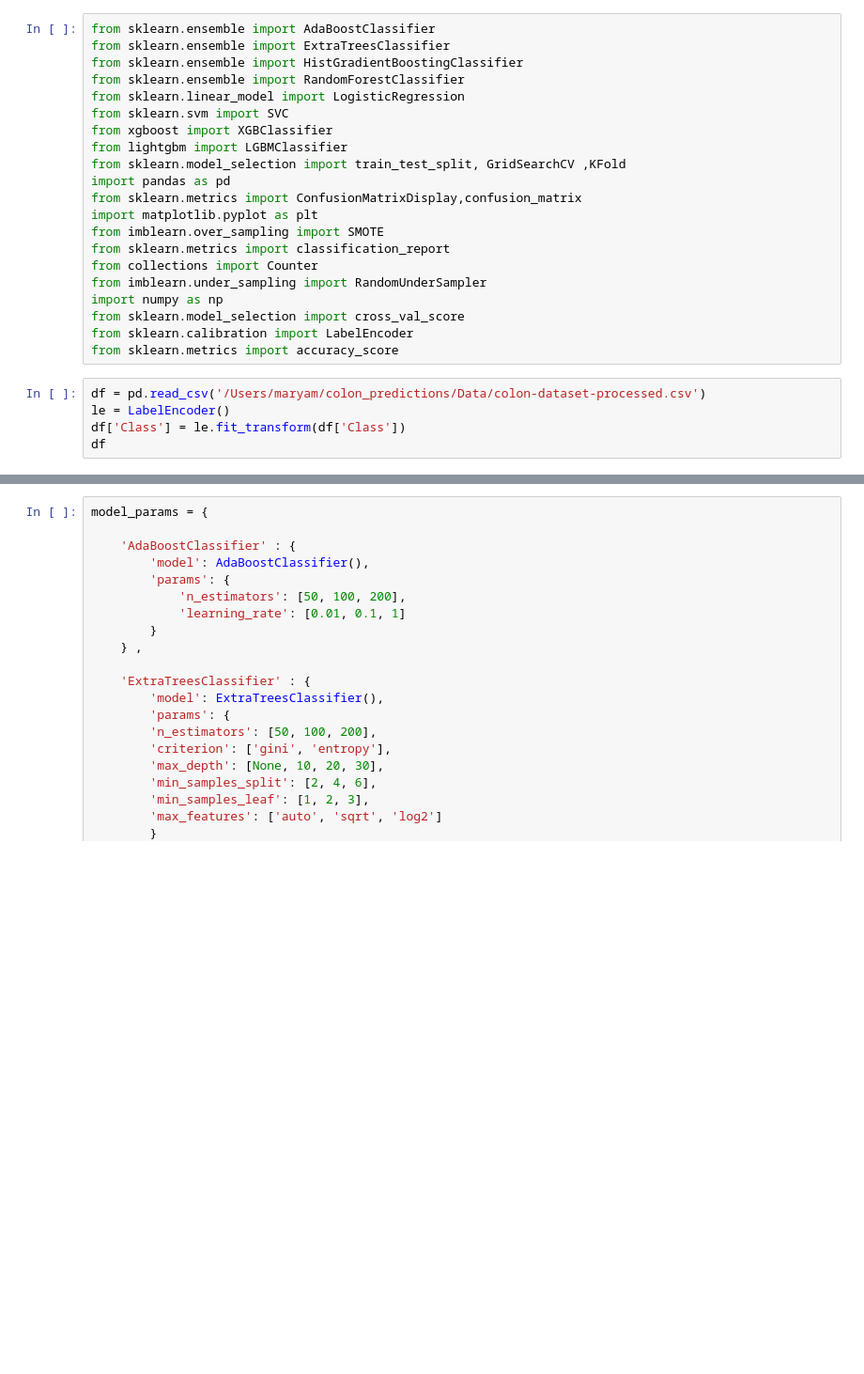
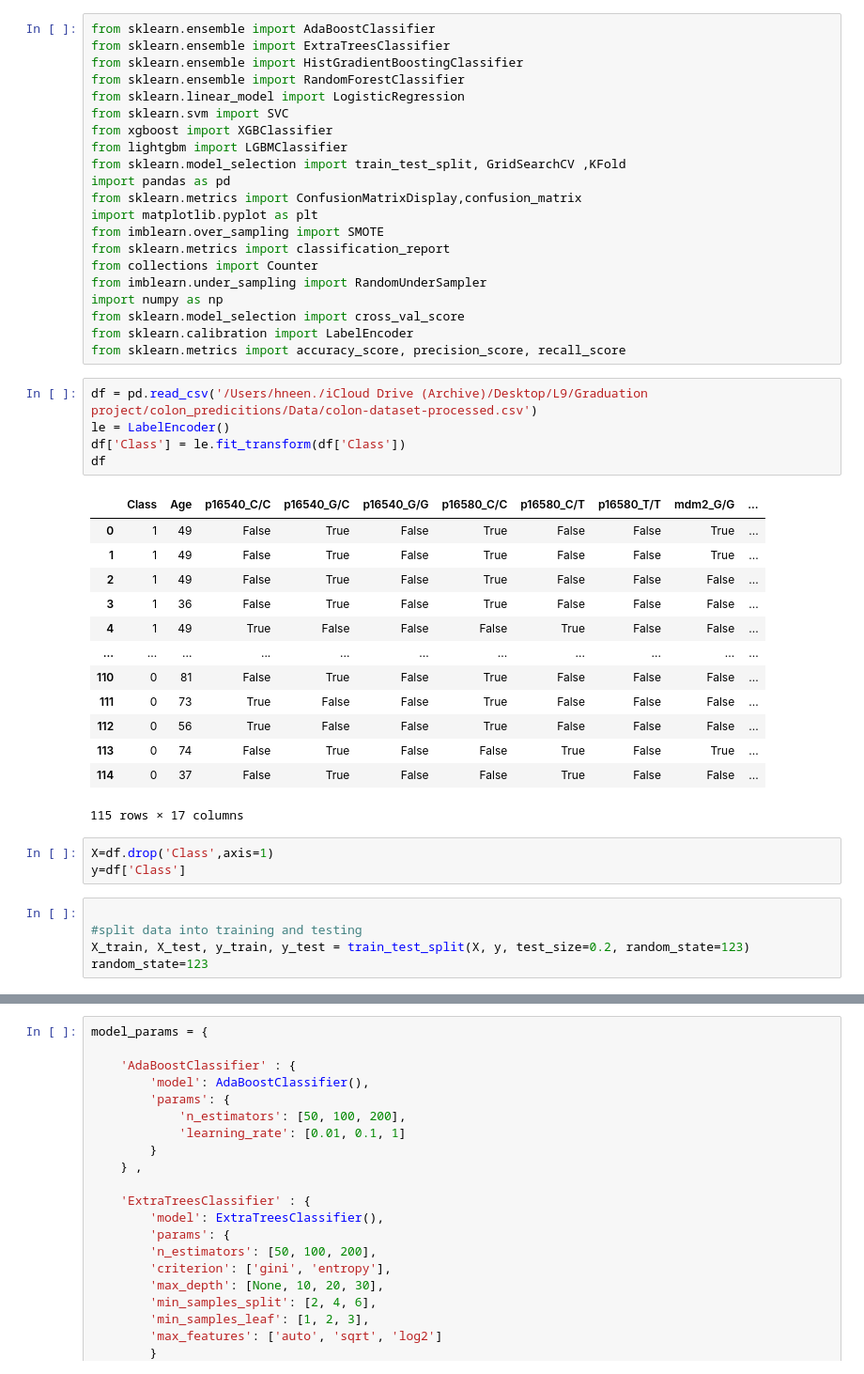
Before and after one commit to shaaleissa/colon_predictions, a Jupyter notebook: Model Training/Optimization.ipynb, the cells around one changed output, grey strips where cells are left out. Shown at 94% size. Drawn from its saved outputs; the diff is of its cells as text; blank space fills up the shorter version.

```diff
--- a/Model Training/Optimization.ipynb
+++ b/Model Training/Optimization.ipynb
@@ -18,9 +18,31 @@ from imblearn.under_sampling import RandomUnderSampler
 import numpy as np
 from sklearn.model_selection import cross_val_score
 from sklearn.calibration import LabelEncoder
-from sklearn.metrics import accuracy_score
+from sklearn.metrics import accuracy_score, precision_score, recall_score
 # %%
-df = pd.read_csv('/Users/maryam/colon_predictions/Data/colon-dataset-processed.csv')
+df = pd.read_csv('/Users/hneen./iCloud Drive (Archive)/Desktop/L9/Graduation project/colon_predicitions/Data/colon-dataset-processed.csv')
 le = LabelEncoder()
 df['Class'] = le.fit_transform(df['Class'])
 df
+# %% [output]
+|  | Class | Age | p16540_C/C | p16540_G/C | p16540_G/G | p16580_C/C | p16580_C/T | p16580_T/T | mdm2_G/G | ... |
+| 0 | 1 | 49 | False | True | False | True | False | False | True | ... |
+| 1 | 1 | 49 | False | True | False | True | False | False | True | ... |
+| 2 | 1 | 49 | False | True | False | True | False | False | False | ... |
+| 3 | 1 | 36 | False | True | False | True | False | False | False | ... |
+| 4 | 1 | 49 | True | False | False | False | True | False | False | ... |
+| ... | ... | ... | ... | ... | ... | ... | ... | ... | ... | ... |
+| 110 | 0 | 81 | False | True | False | True | False | False | False | ... |
+| 111 | 0 | 73 | True | False | False | True | False | False | False | ... |
+| 112 | 0 | 56 | True | False | False | True | False | False | False | ... |
+| 113 | 0 | 74 | False | True | False | False | True | False | True | ... |
+| 114 | 0 | 37 | False | True | False | False | True | False | False | ... |
+115 rows × 17 columns
+# %%
+X=df.drop('Class',axis=1)
+y=df['Class']
+# %%
+
+#split data into training and testing
+X_train, X_test, y_train, y_test = train_test_split(X, y, test_size=0.2, random_state=123)
+random_state=123
```
Also changed, not shown: parts of 10 cells of this notebook.
